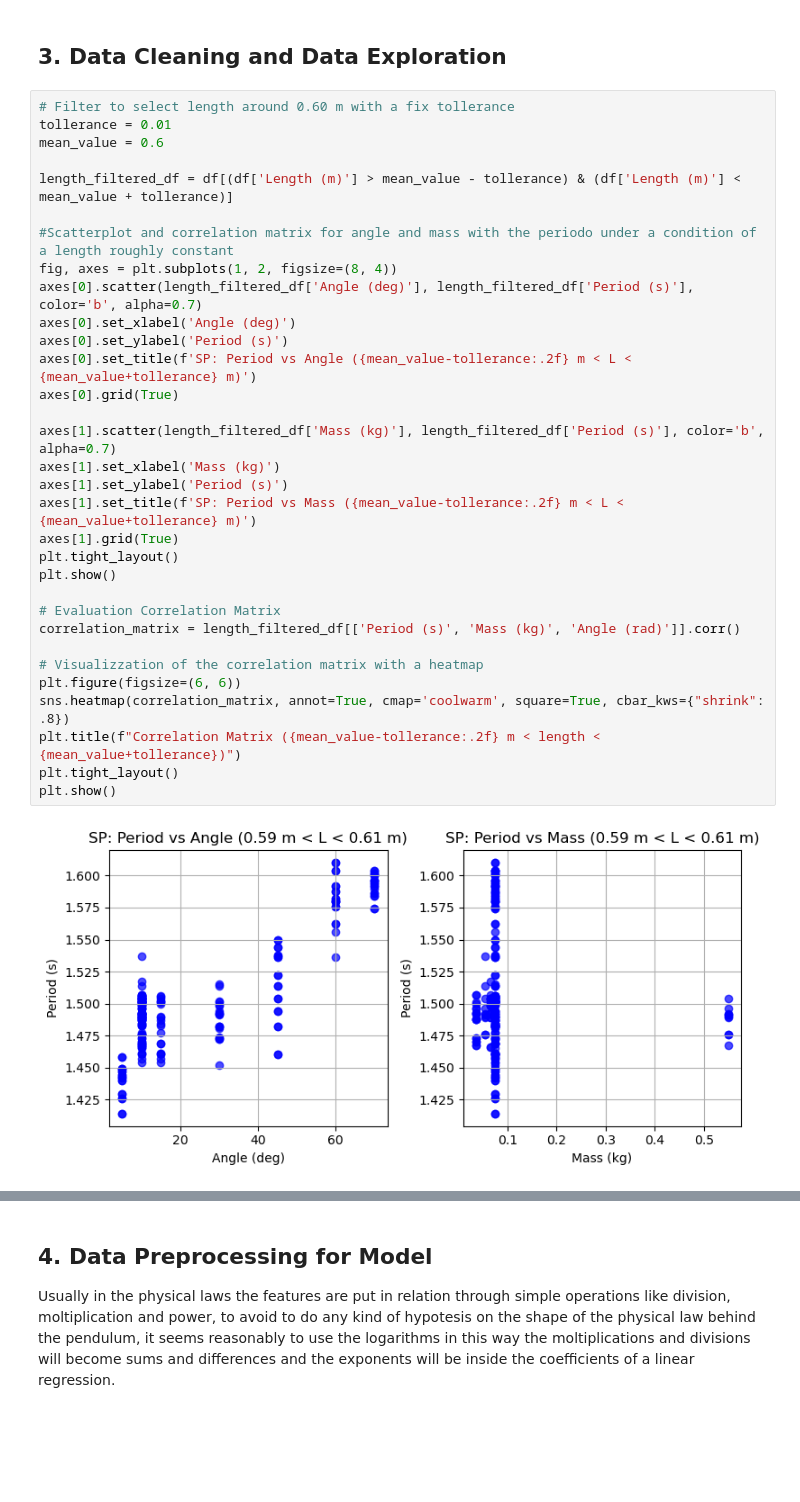
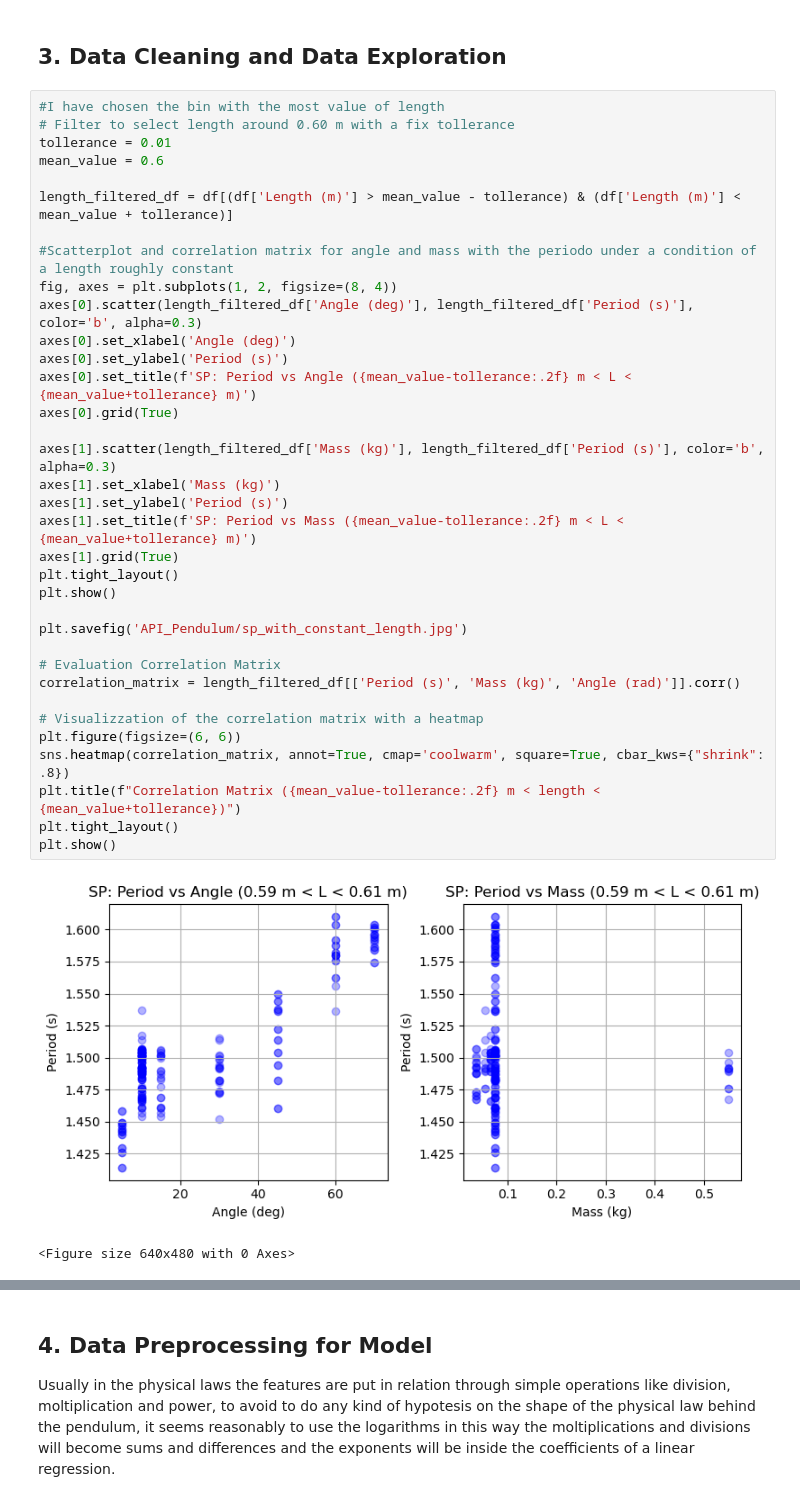
Before and after one commit to Giuseppe86-lab/Personal_Projects, a Jupyter notebook: Pendolo e ML/Pendulum_ML_Analysis.ipynb, the cells around one changed output, grey strips where cells are left out. Cells and saved outputs as stored; diff of their text form; blank space fills up the shorter version.

Commit message:
Update Notebook with new graphs

```diff
--- a/Pendolo e ML/Pendulum_ML_Analysis.ipynb
+++ b/Pendolo e ML/Pendulum_ML_Analysis.ipynb
@@ -108,37 +104,41 @@ Finally, the next thing we need to do is to reproduce the scatterplots with a fi
 # %% [markdown]
 ## 3. Data Cleaning and Data Exploration
 # %%
+#I have chosen the bin with the most value of length
 # Filter to select length around 0.60 m with a fix tollerance
 tollerance = 0.01
 mean_value = 0.6
 
 length_filtered_df = df[(df['Length (m)'] > mean_value - tollerance) & (df['Length (m)'] < mean_value + tollerance)]
 
 #Scatterplot and correlation matrix for angle and mass with the periodo under a condition of a length roughly constant
 fig, axes = plt.subplots(1, 2, figsize=(8, 4))
-axes[0].scatter(length_filtered_df['Angle (deg)'], length_filtered_df['Period (s)'], color='b', alpha=0.7)
+axes[0].scatter(length_filtered_df['Angle (deg)'], length_filtered_df['Period (s)'], color='b', alpha=0.3)
 axes[0].set_xlabel('Angle (deg)')
 axes[0].set_ylabel('Period (s)')
 axes[0].set_title(f'SP: Period vs Angle ({mean_value-tollerance:.2f} m < L < {mean_value+tollerance} m)')
 axes[0].grid(True)
 
-axes[1].scatter(length_filtered_df['Mass (kg)'], length_filtered_df['Period (s)'], color='b', alpha=0.7)
+axes[1].scatter(length_filtered_df['Mass (kg)'], length_filtered_df['Period (s)'], color='b', alpha=0.3)
 axes[1].set_xlabel('Mass (kg)')
 axes[1].set_ylabel('Period (s)')
 axes[1].set_title(f'SP: Period vs Mass ({mean_value-tollerance:.2f} m < L < {mean_value+tollerance} m)')
 axes[1].grid(True)
 plt.tight_layout()
 plt.show()
+
+plt.savefig('API_Pendulum/sp_with_constant_length.jpg')
 
 # Evaluation Correlation Matrix
 correlation_matrix = length_filtered_df[['Period (s)', 'Mass (kg)', 'Angle (rad)']].corr()
 
 # Visualizzation of the correlation matrix with a heatmap
 plt.figure(figsize=(6, 6))
 sns.heatmap(correlation_matrix, annot=True, cmap='coolwarm', square=True, cbar_kws={"shrink": .8})
 plt.title(f"Correlation Matrix ({mean_value-tollerance:.2f} m < length < {mean_value+tollerance})")
 plt.tight_layout()
 plt.show()
 # %% [output]
-[figure, old version]
+[figure, new version]
+<Figure size 640x480 with 0 Axes>
 [figure]
```
Also changed, not shown: parts of 19 cells of this notebook, 3 other files.
